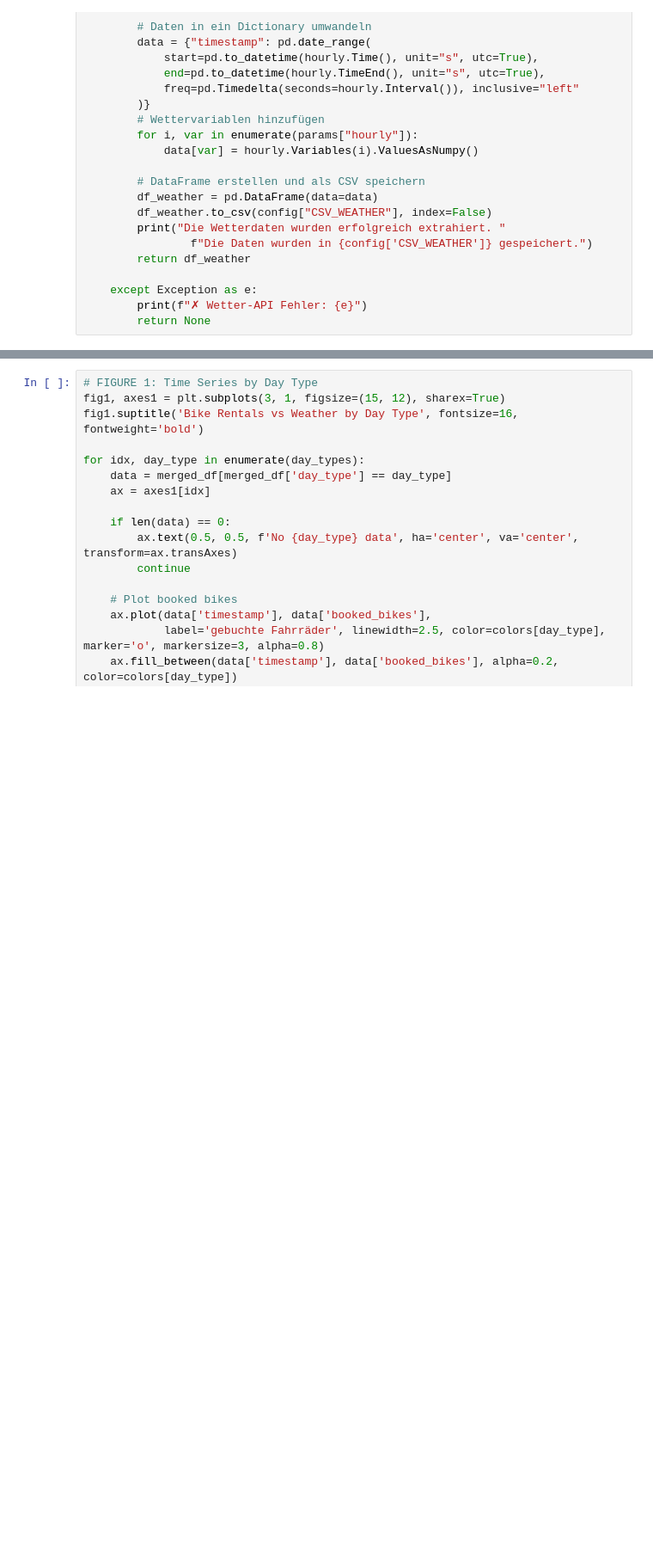
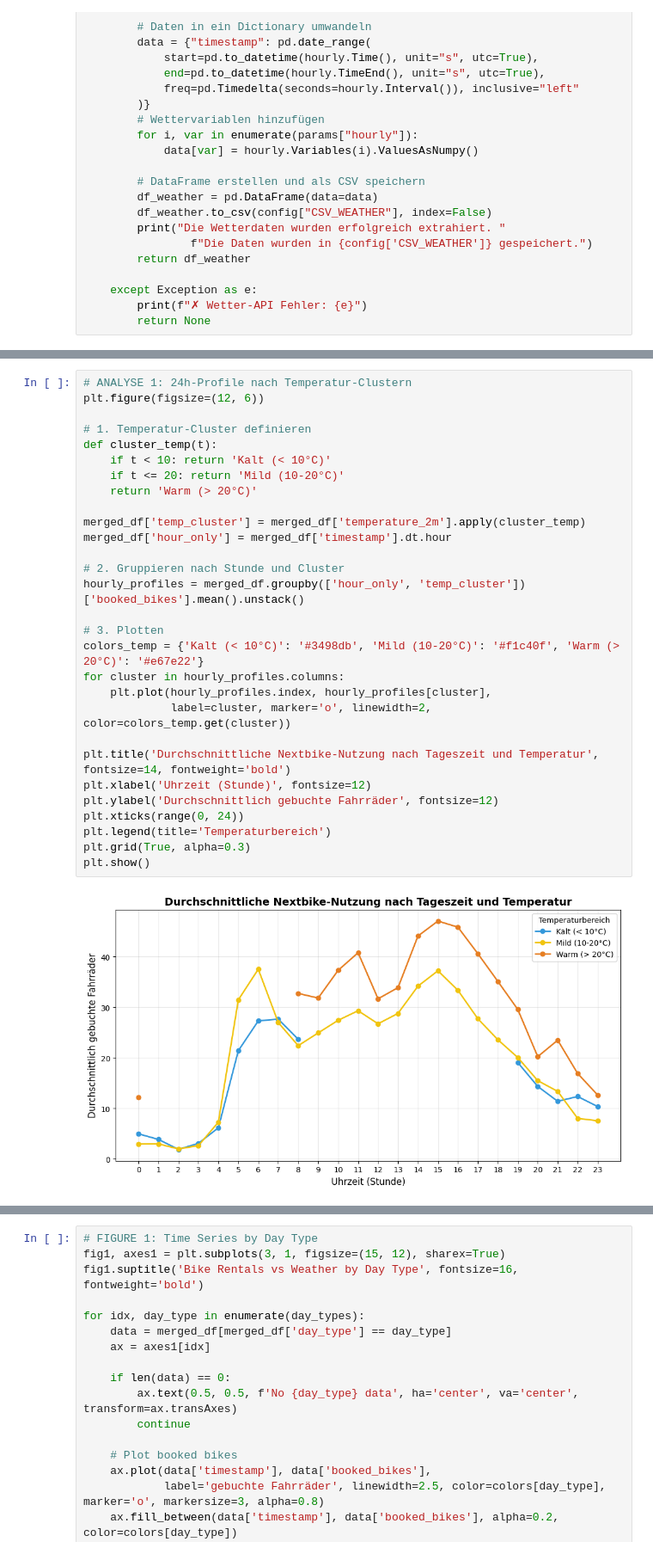
Before and after one commit to MatthiasHofhansl/Nextbike-Daten-vs.-Wetterdaten, a Jupyter notebook: code_new.ipynb, the cells around one changed output, grey strips where cells are left out. Shown at 86% size. Cells and saved outputs as stored; diff of their text form; blank space fills up the shorter version.

Commit message:
Neue Analysen

```diff
--- a/code_new.ipynb
+++ b/code_new.ipynb
@@ -154,3 +155,34 @@ print("Setup abgeschlossen. 'merged_df' steht für Analysen bereit.")
 city_summaries.csv gefunden. Lade lokale Daten.
 weather_data.csv gefunden. Lade lokale Daten.
 Setup abgeschlossen. 'merged_df' steht für Analysen bereit.
+# %%
+# ANALYSE 1: 24h-Profile nach Temperatur-Clustern
+plt.figure(figsize=(12, 6))
+
+# 1. Temperatur-Cluster definieren
+def cluster_temp(t):
+    if t < 10: return 'Kalt (< 10°C)'
+    if t <= 20: return 'Mild (10-20°C)'
+    return 'Warm (> 20°C)'
+
+merged_df['temp_cluster'] = merged_df['temperature_2m'].apply(cluster_temp)
+merged_df['hour_only'] = merged_df['timestamp'].dt.hour
+
+# 2. Gruppieren nach Stunde und Cluster
+hourly_profiles = merged_df.groupby(['hour_only', 'temp_cluster'])['booked_bikes'].mean().unstack()
+
+# 3. Plotten
+colors_temp = {'Kalt (< 10°C)': '#3498db', 'Mild (10-20°C)': '#f1c40f', 'Warm (> 20°C)': '#e67e22'}
+for cluster in hourly_profiles.columns:
+    plt.plot(hourly_profiles.index, hourly_profiles[cluster],
+             label=cluster, marker='o', linewidth=2, color=colors_temp.get(cluster))
+
+plt.title('Durchschnittliche Nextbike-Nutzung nach Tageszeit und Temperatur', fontsize=14, fontweight='bold')
+plt.xlabel('Uhrzeit (Stunde)', fontsize=12)
+plt.ylabel('Durchschnittlich gebuchte Fahrräder', fontsize=12)
+plt.xticks(range(0, 24))
+plt.legend(title='Temperaturbereich')
+plt.grid(True, alpha=0.3)
+plt.show()
+# %% [output]
+[figure, added]
```
Also changed, not shown: parts of 3 cells of this notebook.
